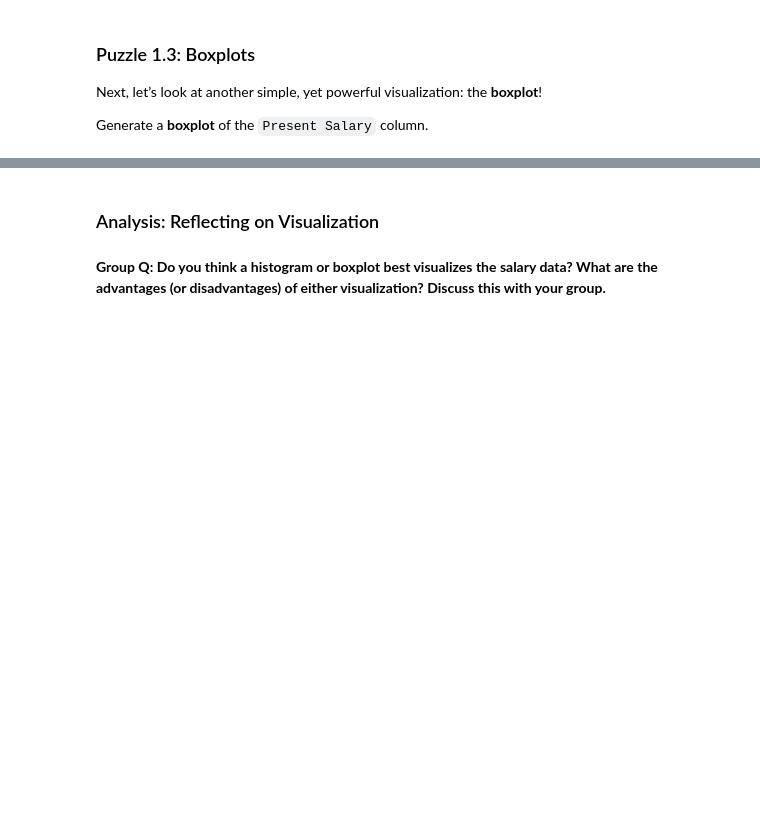
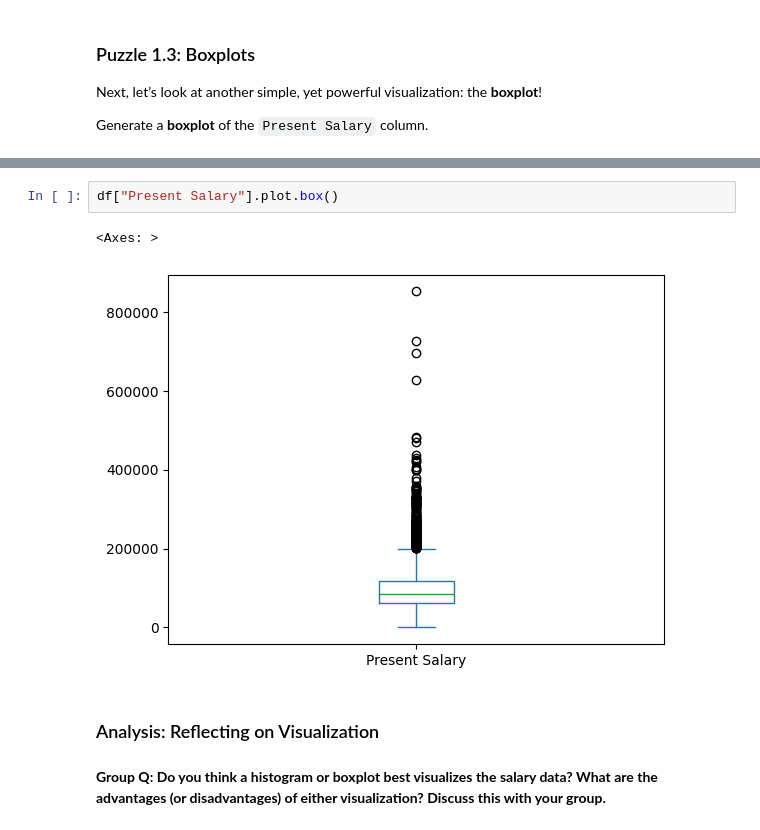
Before and after one commit to ryguy2k4/stat107, a Jupyter notebook: lab_plots/lab_plots.ipynb, the cells around one changed output, grey strips where cells are left out. Cells and saved outputs as stored; diff of their text form; blank space fills up the shorter version.

```diff
--- a/lab_plots/lab_plots.ipynb
+++ b/lab_plots/lab_plots.ipynb
@@ -144,3 +159,8 @@ Generate a **boxplot** of the `Present Salary` column.
+# %%
+df["Present Salary"].plot.box()
+# %% [output]
+<Axes: >
+[figure, added]
 # %% [markdown]
 ### Analysis: Reflecting on Visualization
 # %% [markdown]
```
Also changed, not shown: parts of 75 cells of this notebook.
